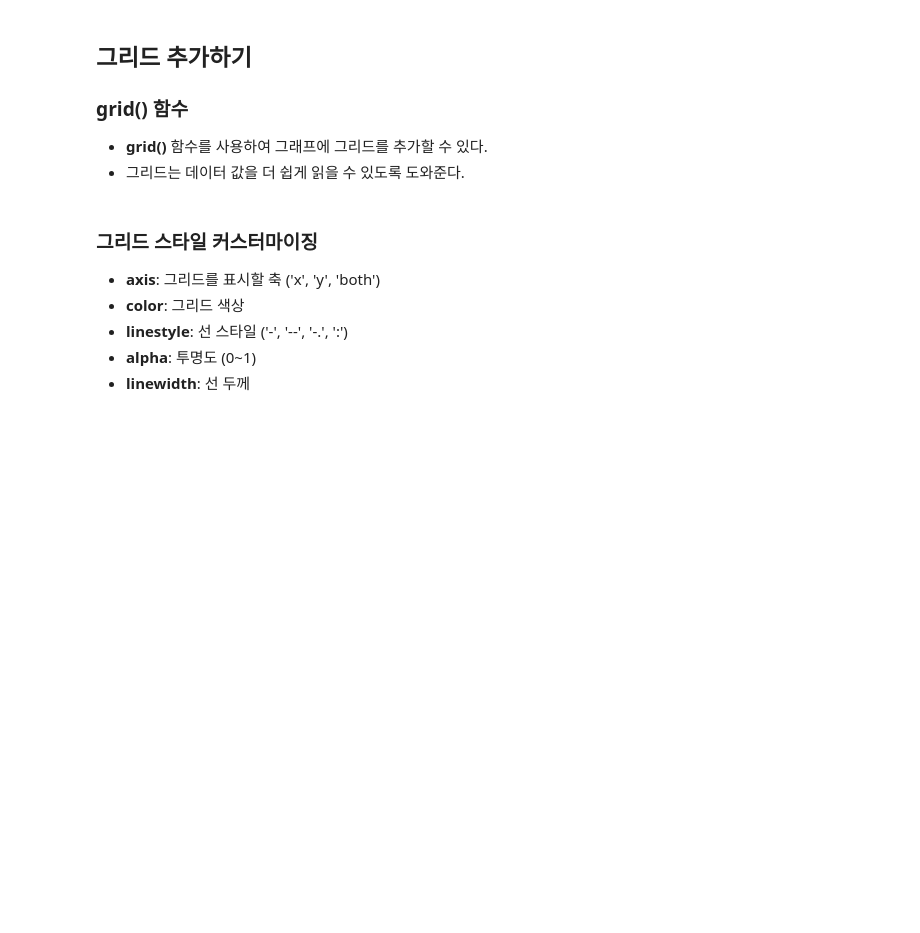
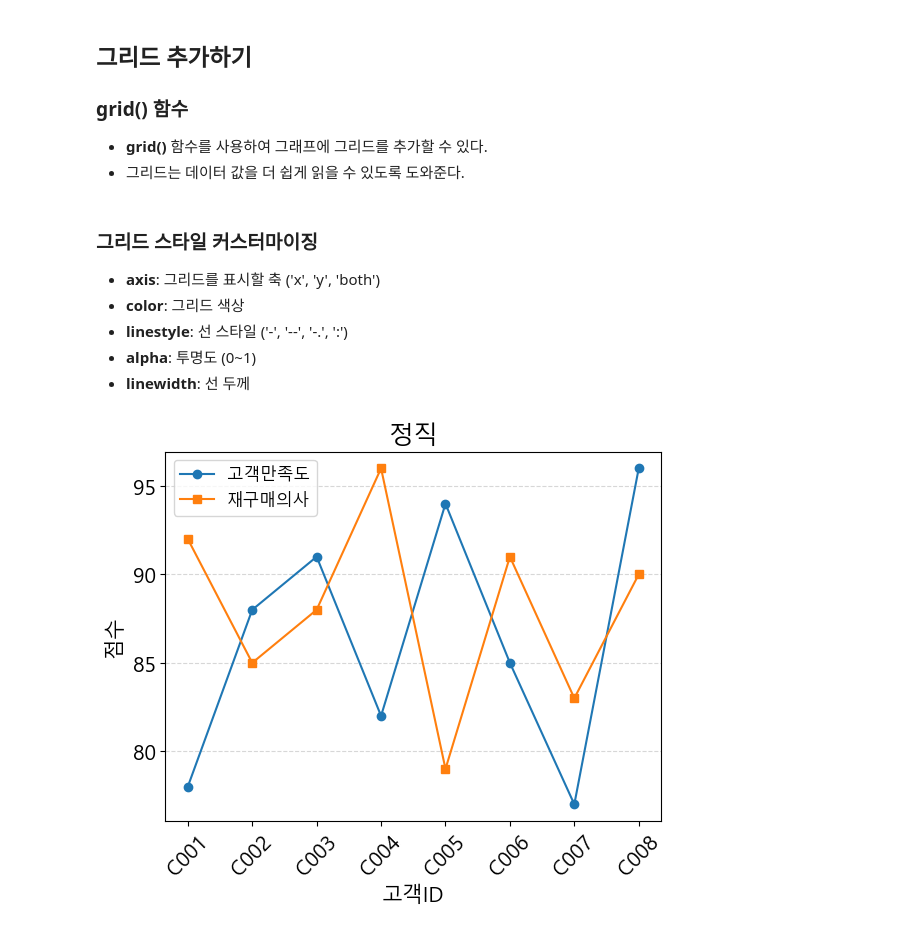
Before and after one commit to kimhonesty/Wia-Education, a Jupyter notebook: 03_Matplotlib-main/07_data_frame.ipynb, the cells around one changed output. Cells and saved outputs as stored; diff of their text form; code cells hidden in the pictures; blank space fills up the shorter version.

```diff
--- a/03_Matplotlib-main/07_data_frame.ipynb
+++ b/03_Matplotlib-main/07_data_frame.ipynb
@@ -69,3 +77,21 @@ plt.show()
 - **linestyle**: 선 스타일 ('-', '--', '-.', ':')
 - **alpha**: 투명도 (0~1)
 - **linewidth**: 선 두께
+# %%
+plt.plot(df['고객ID'], df['고객만족도(점)'], label='고객만족도', marker='o')
+plt.plot(df['고객ID'], df['재구매의사(점)'], label='재구매의사', marker='s')
+
+plt.legend(fontsize=12)
+
+plt.title('정직')
+plt.xlabel('고객ID')
+plt.ylabel('점수')
+
+plt.xticks(rotation=45)
+
+
+plt.grid(axis='y', ls='--', alpha=0.5)
+
+plt.show()
+# %% [output]
+[figure, added]
```
Also changed, not shown: parts of 1 cell of this notebook, 7 other files.
